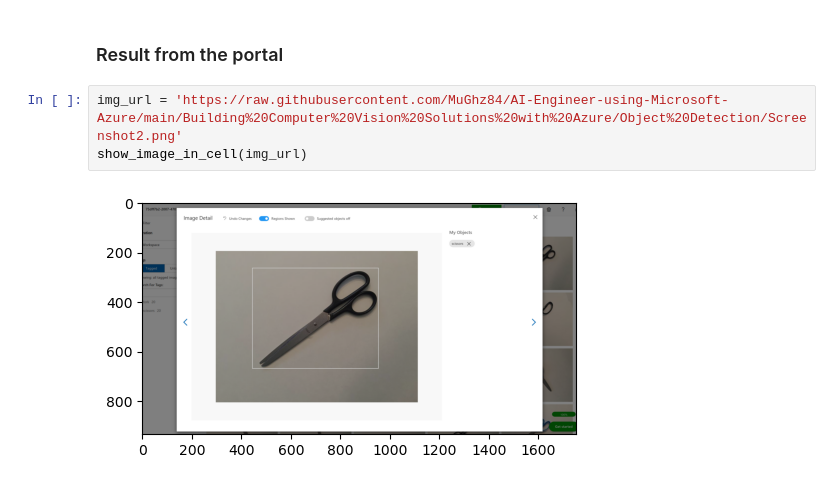
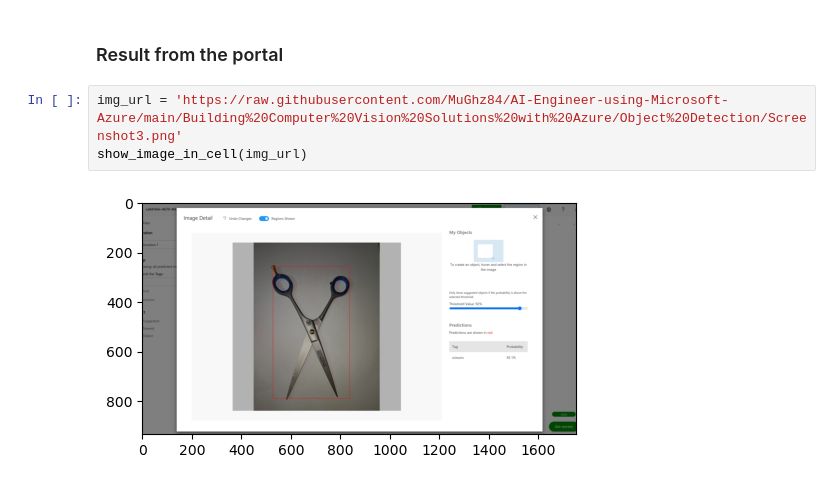
Before and after one commit to MuGhz84/AI-Engineer-using-Microsoft-Azure, a Jupyter notebook: Building Computer Vision Solutions with Azure/Object Detection/L5DEMOObjectDetection.ipynb, the cells around one changed output. Saved outputs shown, nothing was run; the diff lists cells and outputs as text.

Commit message:
Object Detection notebook

```diff
--- a/Building Computer Vision Solutions with Azure/Object Detection/L5DEMOObjectDetection.ipynb
+++ b/Building Computer Vision Solutions with Azure/Object Detection/L5DEMOObjectDetection.ipynb
@@ -423,7 +423,7 @@ show_image_in_cell(file_name2)
 # %% [markdown]
 ### Result from the portal
 # %%
-img_url = 'https://raw.githubusercontent.com/MuGhz84/AI-Engineer-using-Microsoft-Azure/main/Building%20Computer%20Vision%20Solutions%20with%20Azure/Object%20Detection/Screenshot2.png'
+img_url = 'https://raw.githubusercontent.com/MuGhz84/AI-Engineer-using-Microsoft-Azure/main/Building%20Computer%20Vision%20Solutions%20with%20Azure/Object%20Detection/Screenshot3.png'
 show_image_in_cell(img_url)
 # %% [output]
-[figure, old version]
+[figure, new version]
```
